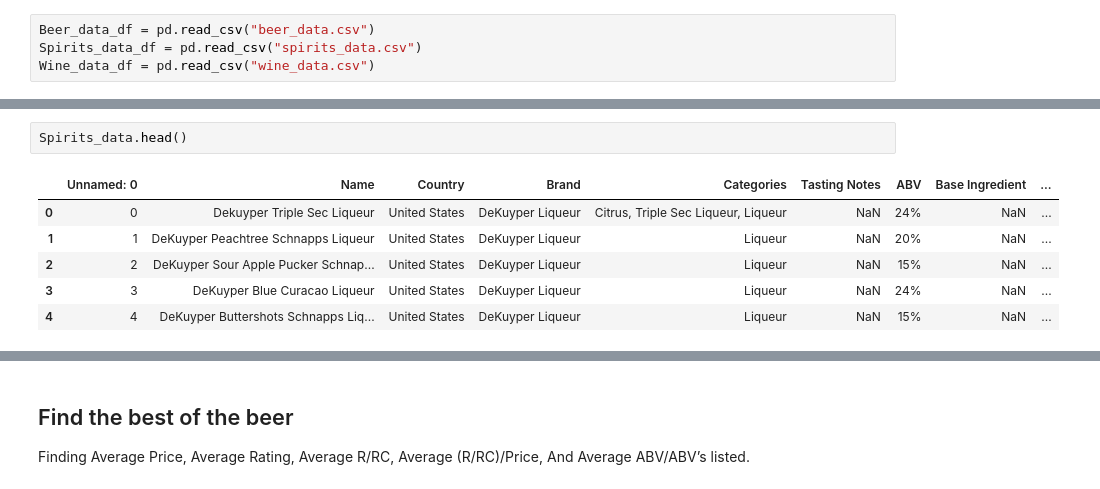
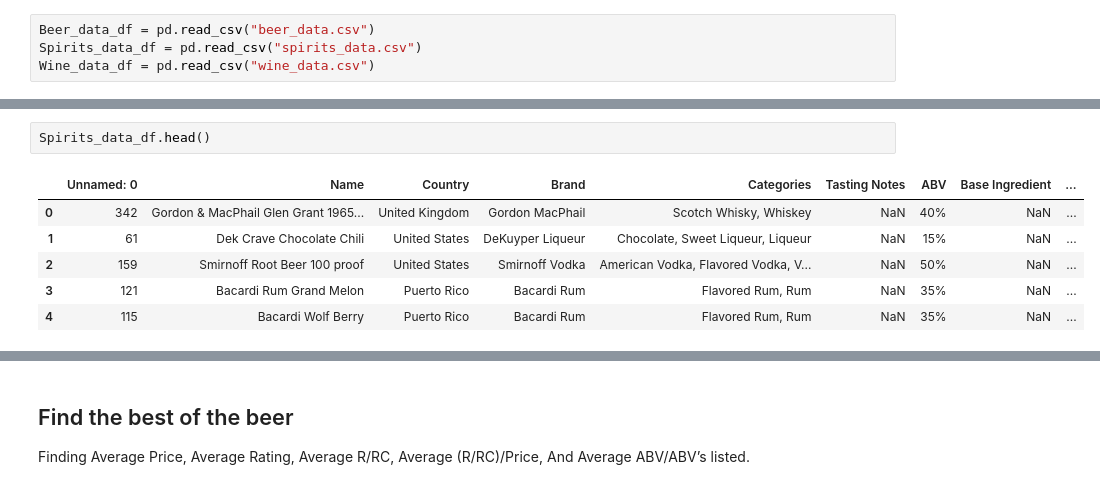
Before and after one commit to JShields07/Project-1, a Jupyter notebook: Main file.ipynb, the cells around one changed output, grey strips where cells are left out. Drawn from its saved outputs; the diff is of its cells as text.

Commit message:
First section done, moving on to Spirits and Wine

```diff
--- a/Main file.ipynb
+++ b/Main file.ipynb
@@ -48,10 +51,10 @@ Beer_data.head()
 # %%
-Spirits_data.head()
+Spirits_data_df.head()
 # %% [output]
 |  | Unnamed: 0 | Name | Country | Brand | Categories | Tasting Notes | ABV | Base Ingredient | ... |
-| 0 | 0 | Dekuyper Triple Sec Liqueur | United States | DeKuyper Liqueur | Citrus, Triple Sec Liqueur, Liqueur | NaN | 24% | NaN | ... |
-| 1 | 1 | DeKuyper Peachtree Schnapps Liqueur | United States | DeKuyper Liqueur | Liqueur | NaN | 20% | NaN | ... |
-| 2 | 2 | DeKuyper Sour Apple Pucker Schnap... | United States | DeKuyper Liqueur | Liqueur | NaN | 15% | NaN | ... |
-| 3 | 3 | DeKuyper Blue Curacao Liqueur | United States | DeKuyper Liqueur | Liqueur | NaN | 24% | NaN | ... |
-| 4 | 4 | DeKuyper Buttershots Schnapps Liq... | United States | DeKuyper Liqueur | Liqueur | NaN | 15% | NaN | ... |
+| 0 | 342 | Gordon & MacPhail Glen Grant 1965... | United Kingdom | Gordon MacPhail | Scotch Whisky, Whiskey | NaN | 40% | NaN | ... |
+| 1 | 61 | Dek Crave Chocolate Chili | United States | DeKuyper Liqueur | Chocolate, Sweet Liqueur, Liqueur | NaN | 15% | NaN | ... |
+| 2 | 159 | Smirnoff Root Beer 100 proof | United States | Smirnoff Vodka | American Vodka, Flavored Vodka, V... | NaN | 50% | NaN | ... |
+| 3 | 121 | Bacardi Rum Grand Melon | Puerto Rico | Bacardi Rum | Flavored Rum, Rum | NaN | 35% | NaN | ... |
+| 4 | 115 | Bacardi Wolf Berry | Puerto Rico | Bacardi Rum | Flavored Rum, Rum | NaN | 35% | NaN | ... |
 # %%
```
Also changed, not shown: parts of 14 cells of this notebook.
